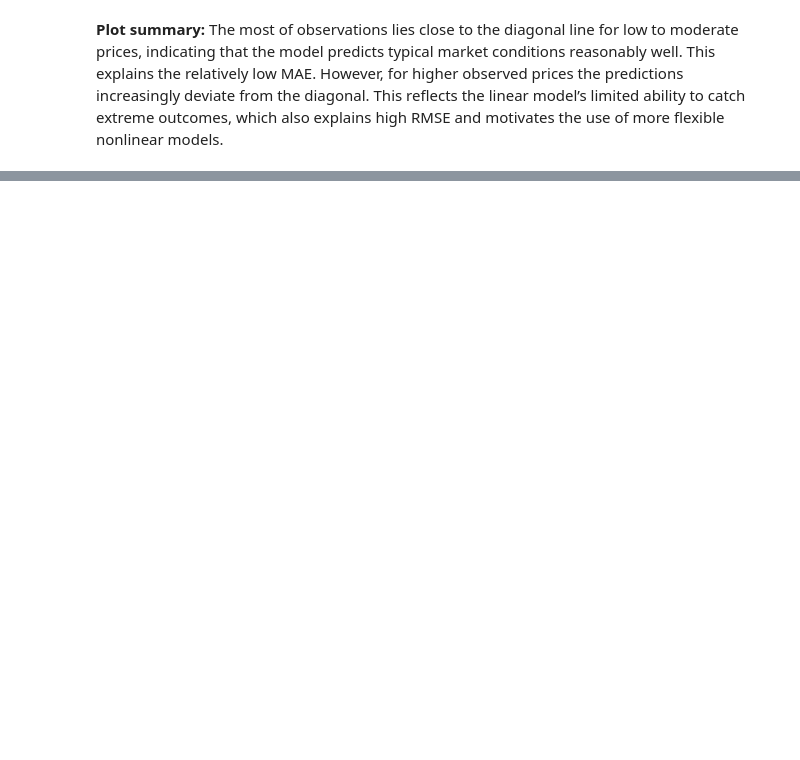
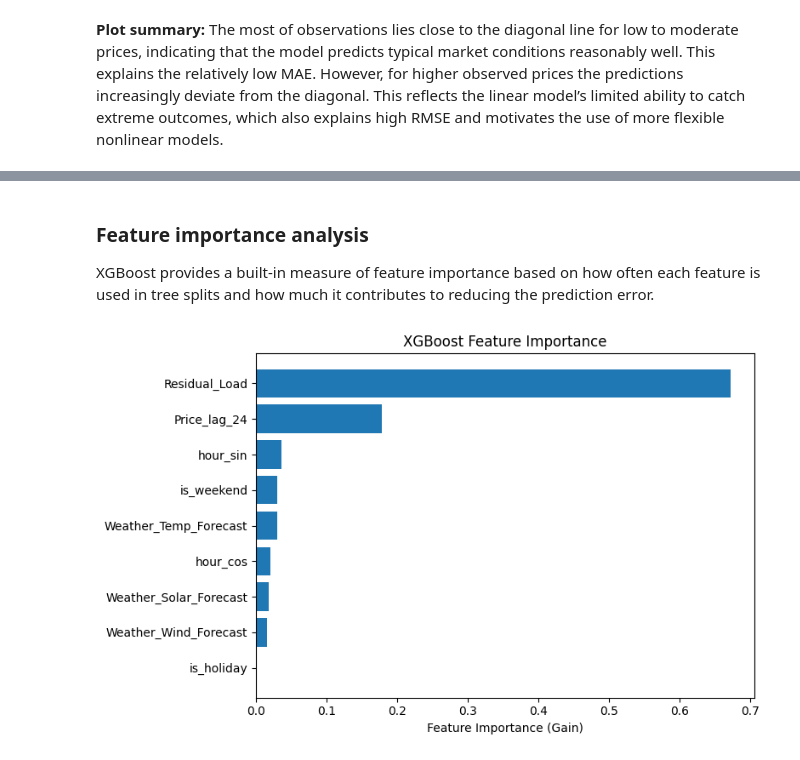
Before and after one commit to vlkkvl/ds_project, a Jupyter notebook: draft_project.ipynb, the cells around one changed output, grey strips where cells are left out. Cells and saved outputs as stored; diff of their text form; code cells hidden in the pictures; blank space fills up the shorter version.

```diff
--- a/draft_project.ipynb
+++ b/draft_project.ipynb
@@ -529,0 +713,21 @@ plt.show()
+# %% [markdown]
+### Feature importance analysis
+
+XGBoost provides a built-in measure of feature importance based on how often each feature is used in tree splits and how much it contributes to reducing the prediction error.
+# %%
+importance = best_model.feature_importances_
+feature_names = X.columns
+
+importance_df = pd.DataFrame({
+    "Feature": feature_names,
+    "Importance": importance
+}).sort_values("Importance", ascending=True)
+
+plt.figure(figsize=(8, 5))
+plt.barh(importance_df["Feature"], importance_df["Importance"])
+plt.xlabel("Feature Importance (Gain)")
+plt.title("XGBoost Feature Importance")
+plt.tight_layout()
+plt.show()
+# %% [output]
+[figure, added]
```
Also changed, not shown: parts of 25 cells of this notebook.
